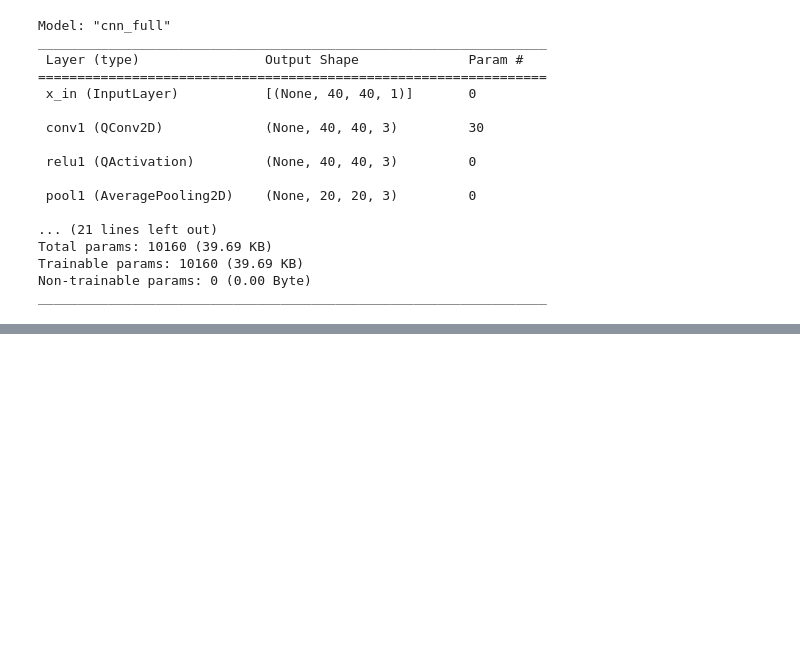
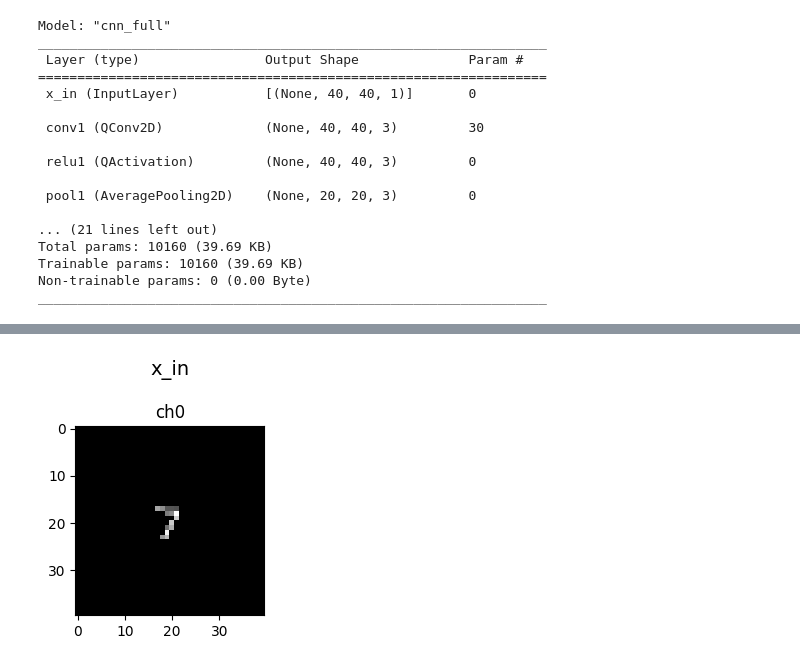
Before and after one commit to hftsoi/sparse, a Jupyter notebook: sparse_train.ipynb, the cells around one changed output, grey strips where cells are left out. Drawn from its saved outputs; the diff is of its cells as text; code cells hidden in the pictures; blank space fills up the shorter version.

```diff
--- a/sparse_train.ipynb
+++ b/sparse_train.ipynb
@@ -466,0 +463,81 @@ for name, pred in zip(plot_names, layers_pred):
+# %%
+layer_names = [
+    'x_in', 'reduce1',
+    'conv1', 'remove1', 'relu1',
+    'pool1', 'reduce2',
+    'conv2', 'remove2', 'relu2',
+    'pool2', 'reduce3',
+    'conv3', 'remove3', 'relu3',
+]
+
+plot_tensors = []
+plot_names = []
+for name in layer_names:
+    layer = cnn_sparse.get_layer(name)
+    output = layer.output
+    if isinstance(output, (list, tuple)):
+        plot_tensors.append(output[0])
+        plot_names.append(f'{name} (x_reduced)')
+        plot_tensors.append(output[1])
+        plot_names.append(f'{name} (x_mask)')
+    else:
+        plot_tensors.append(output)
+        plot_names.append(name)
+
+model_cnnpart = models.Model(inputs=cnn_sparse.input, outputs=plot_tensors)
+layers_pred = model_cnnpart.predict(x_test[0:1])
+
+i = 0
+while i < len(plot_names):
+    name = plot_names[i]
+
+    if "(x_reduced)" in name and i+1 < len(plot_names) and "(x_mask)" in plot_names[i+1]:
+        out_r = layers_pred[i] # (1, h, w, c)
+        out_m = layers_pred[i+1] # (1, h, w, 1)
+
+        arr_r = out_r[0] # (h, w, c)
+        arr_m = out_m[0,...,0] # (h, w)
+        h, w, c = arr_r.shape
+
+        fig, axes = plt.subplots(1, c+1, figsize=((c+1)*3, 3))
+        fig.suptitle(name.replace(" (x_reduced)", ""), fontsize=14)
+
+        for ch in range(c):
+            ax = axes[ch]
+            ax.imshow(arr_r[..., ch], cmap='gray')
+            ax.set_title(f"ch{ch}")
+
+        axm = axes[c]
+        axm.imshow(arr_m, cmap='gray')
+        axm.set_title("mask")
+
+        plt.tight_layout()
+        plt.show()
+
+        i += 2
+        continue
+
+    out = layers_pred[i]
+    arr = out[0]
+
+    if arr.ndim == 2:
+        fig, ax = plt.subplots(1, 1, figsize=(3, 3))
+        fig.suptitle(name, fontsize=14)
+        ax.imshow(arr, cmap='gray')
+        ax.set_title("ch0")
+        plt.tight_layout()
+        plt.show()
+
+    elif arr.ndim == 3:
+        h, w, c = arr.shape
+        fig, axes = plt.subplots(1, c, figsize=(C*3, 3))
+        fig.suptitle(name, fontsize=14)
+        for ch in range(c):
+            ax = axes[ch] if c>1 else axes
+            ax.imshow(arr[..., ch], cmap='gray')
+            ax.set_title(f"ch{ch}")
+        plt.tight_layout()
+        plt.show()
+
+    i += 1
+# %% [output]
@@ -466,0 +546 @@ for name, pred in zip(plot_names, layers_pred):
+[figure, added]
```
Also changed, not shown: parts of 11 cells of this notebook.
